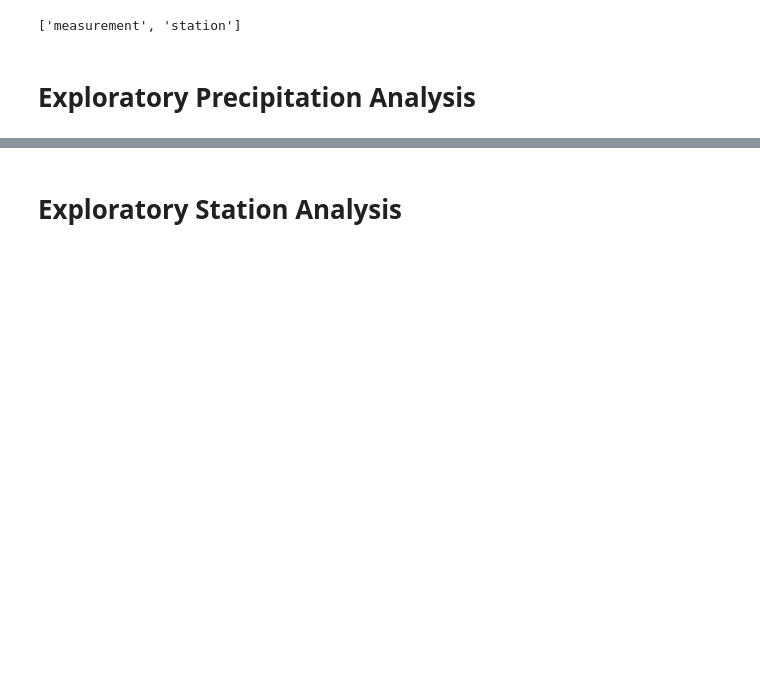
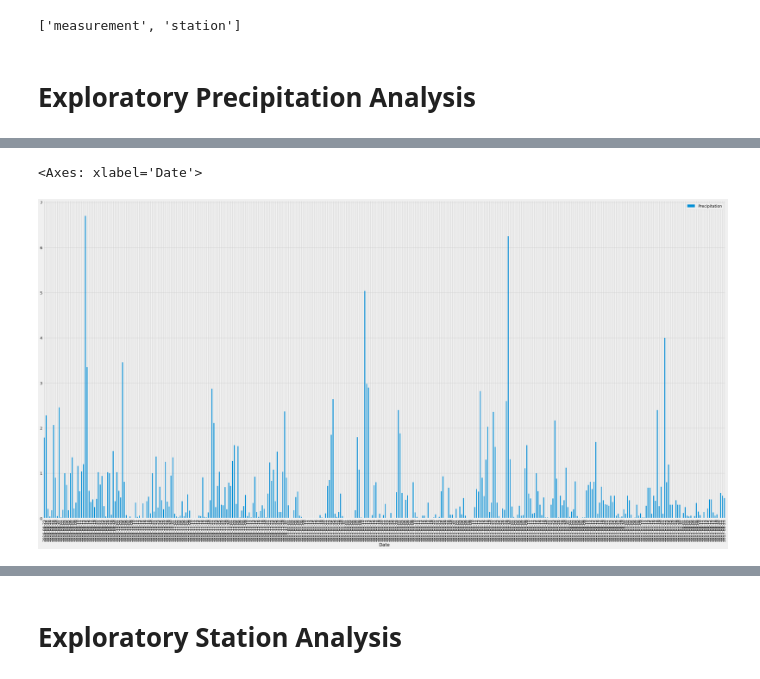
Before and after one commit to downleft/sqlalchemy-challenge, a Jupyter notebook: SurfsUp/climate_starter.ipynb, the cells around one changed output, grey strips where cells are left out. Drawn from its saved outputs; the diff is of its cells as text; code cells hidden in the pictures; blank space fills up the shorter version.

```diff
--- a/SurfsUp/climate_starter.ipynb
+++ b/SurfsUp/climate_starter.ipynb
@@ -57,3 +93,9 @@ session.query(Measurement.date).order_by(Measurement.date.desc()).first()
+# %%
+year_df = year_df.groupby(["Date"]).max()
+year_df.plot(kind = "bar", grid = True, stacked = True, figsize = (40,20), linewidth = 1)
+# %% [output]
+<Axes: xlabel='Date'>
+[figure, added]
 # %%
 # Design a query to retrieve the last 12 months of precipitation data and plot the results.
 # Starting from the most recent data point in the database.
```
Also changed, not shown: parts of 11 cells of this notebook, 2 other files.
